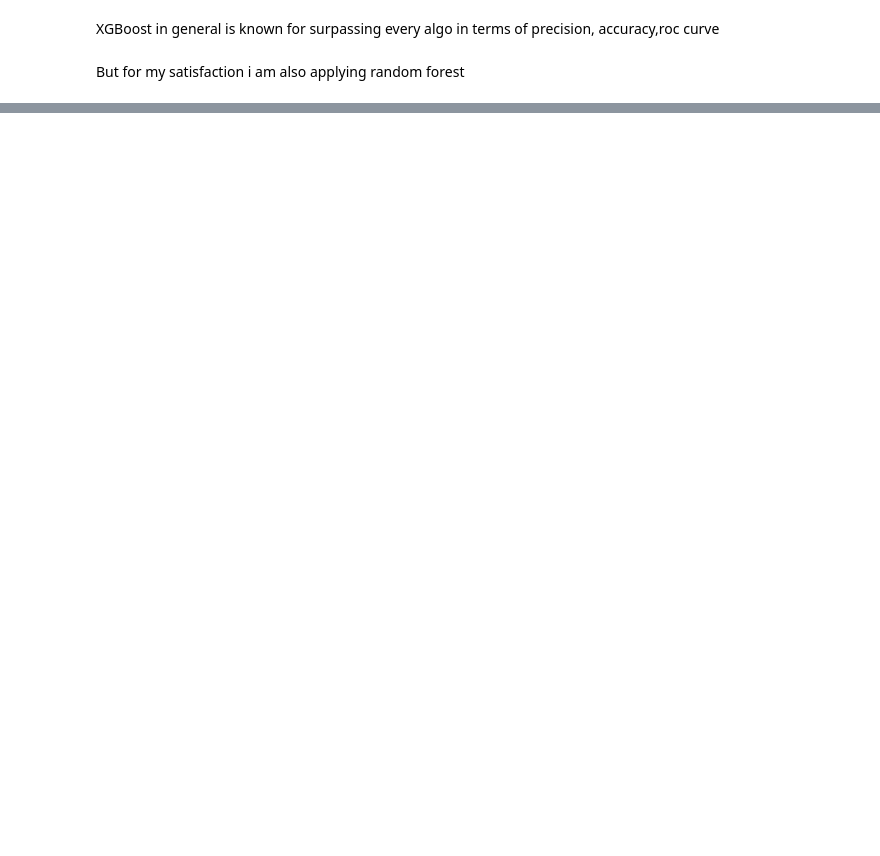
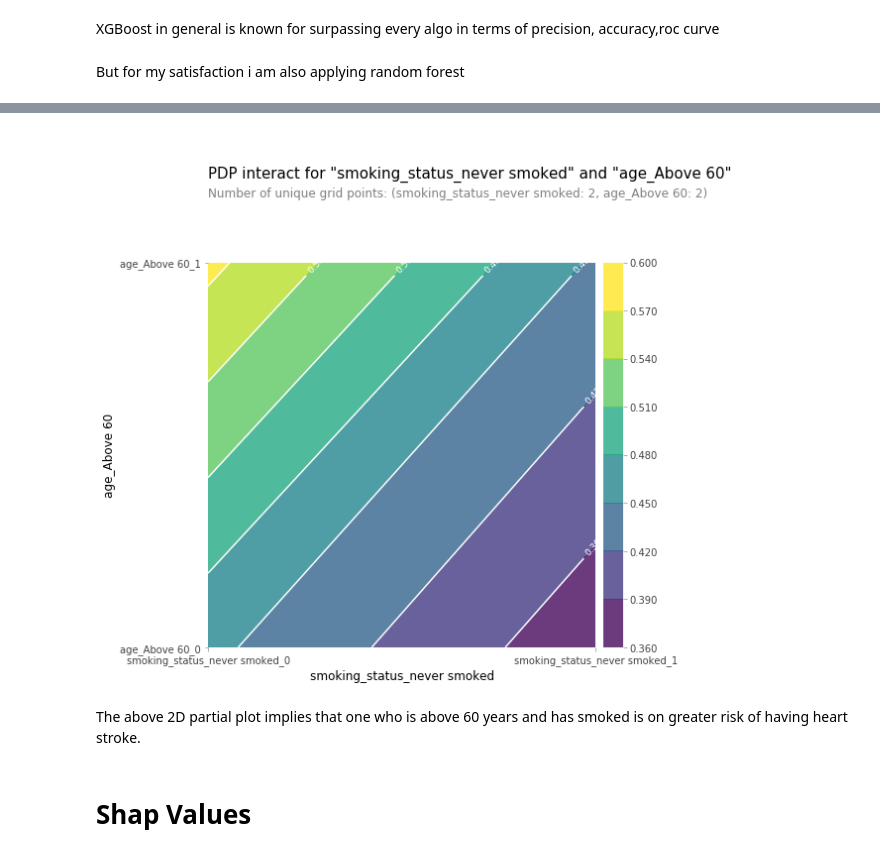
Before and after one commit to kpanwala/Kaggle-datasets-explored, a Jupyter notebook: Heart_stroke_kalp.ipynb, the cells around one changed output, grey strips where cells are left out. Drawn from its saved outputs; the diff is of its cells as text; code cells hidden in the pictures; blank space fills up the shorter version.

```diff
--- a/Heart_stroke_kalp.ipynb
+++ b/Heart_stroke_kalp.ipynb
@@ -239,8 +257,8 @@ columns_To_Train = ['hypertension', 'heart_disease',
        'gender_Other', 'work_type_Never_worked', 'work_type_Private',
        'work_type_Self-employed', 'work_type_children', 'Residence_type_Urban',
        'smoking_status_formerly smoked', 'smoking_status_never smoked',
-       'smoking_status_smokes', 'ever_married_Yes', 'age_10-30', 'age_30-45',
-       'age_45-60', 'age_60-70', 'age_Above 70']
+       'smoking_status_smokes', 'ever_married_Yes', 'age_15-30', 'age_30-45',
+       'age_45-60', 'age_Above 60']
 # %%
 len(columns_To_Train)
 # %% [output]
@@ -271,4 +286,0 @@ from sklearn.linear_model import LogisticRegression
-# %%
-# all parameters not specified are set to their defaults
-logisticRegr = LogisticRegression()
-logisticRegr.fit(x_train, y_train)
@@ -419,0 +505,8 @@ print(precision_recall_fscore_support(y_test, y_pred_500, average='weighted'))
+# %%
+# Similar to previous PDP plot except we use pdp_interact instead of pdp_isolate and pdp_interact_plot instead of pdp_isolate_plot
+features_to_plot = ['smoking_status_never smoked', 'age_Above 60']
+inter1  =  pdp.pdp_interact(model=clf_100, dataset=pd.DataFrame(x_train,columns=columns_To_Train), model_features=columns_To_Train, features=features_to_plot)
+
+pdp.pdp_interact_plot(pdp_interact_out=inter1, feature_names=features_to_plot, plot_type='contour')
+plt.show()
+# %% [output]
@@ -419,0 +516,5 @@ print(precision_recall_fscore_support(y_test, y_pred_500, average='weighted'))
+[figure, added]
+# %% [markdown]
+The above 2D partial plot implies that one who is above 60 years and has smoked is on greater risk of having heart stroke.
+# %% [markdown]
+# Shap Values
```
Also changed, not shown: parts of 41 cells of this notebook.
